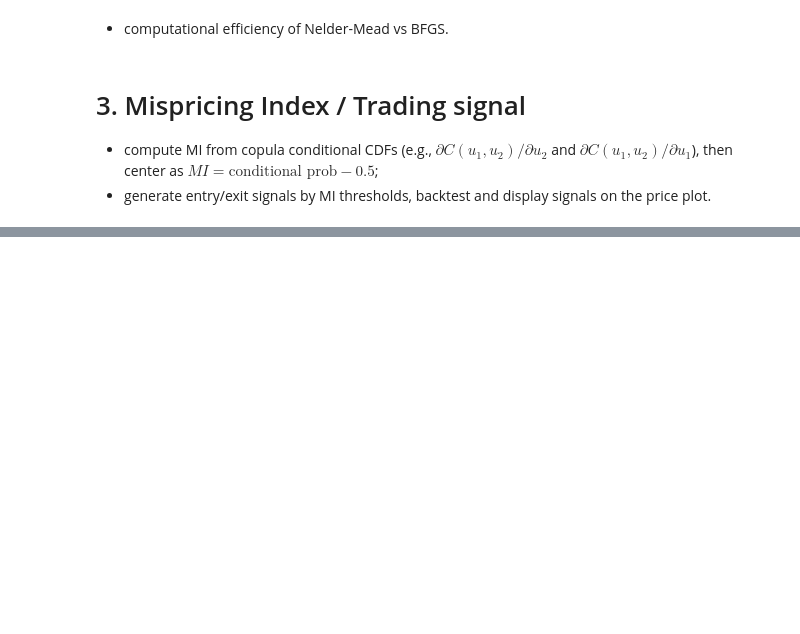
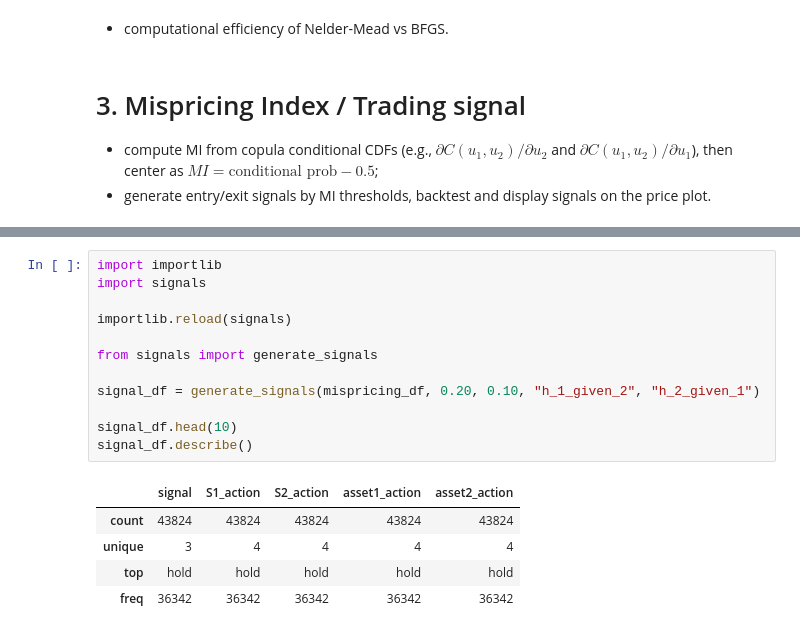
Before and after one commit to ZhechongYe/Numerical-Copula-Trading, a Jupyter notebook: demo.ipynb, the cells around one changed output, grey strips where cells are left out. Drawn from its saved outputs; the diff is of its cells as text; blank space fills up the shorter version.

Commit message:
signals

```diff
--- a/demo.ipynb
+++ b/demo.ipynb
@@ -273,0 +286,18 @@ mispricing_df.head()
+# %%
+import importlib
+import signals
+
+importlib.reload(signals)
+
+from signals import generate_signals
+
+signal_df = generate_signals(mispricing_df, 0.20, 0.10, "h_1_given_2", "h_2_given_1")
+
+signal_df.head(10)
+signal_df.describe()
+# %% [output]
+|  | signal | S1_action | S2_action | asset1_action | asset2_action |
+| count | 43824 | 43824 | 43824 | 43824 | 43824 |
+| unique | 3 | 4 | 4 | 4 | 4 |
+| top | hold | hold | hold | hold | hold |
+| freq | 36342 | 36342 | 36342 | 36342 | 36342 |
```
Also changed, not shown: parts of 1 cell of this notebook, 1 other file.
